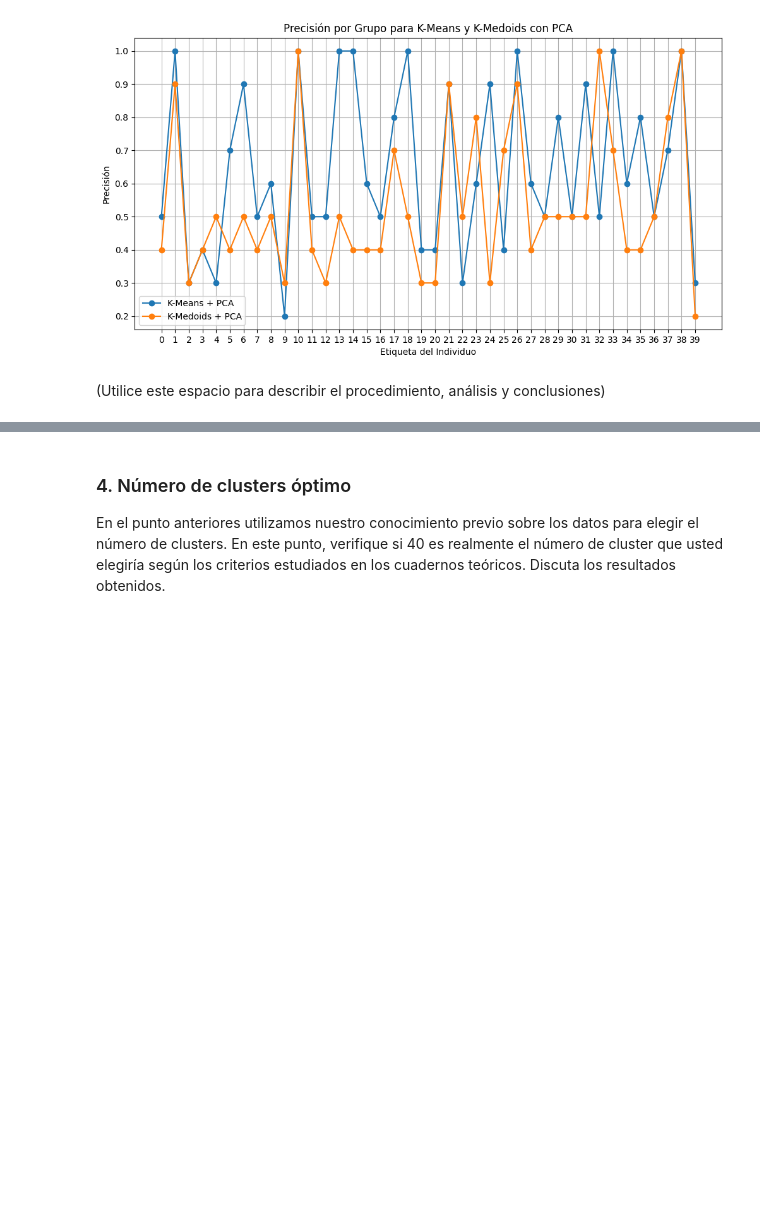
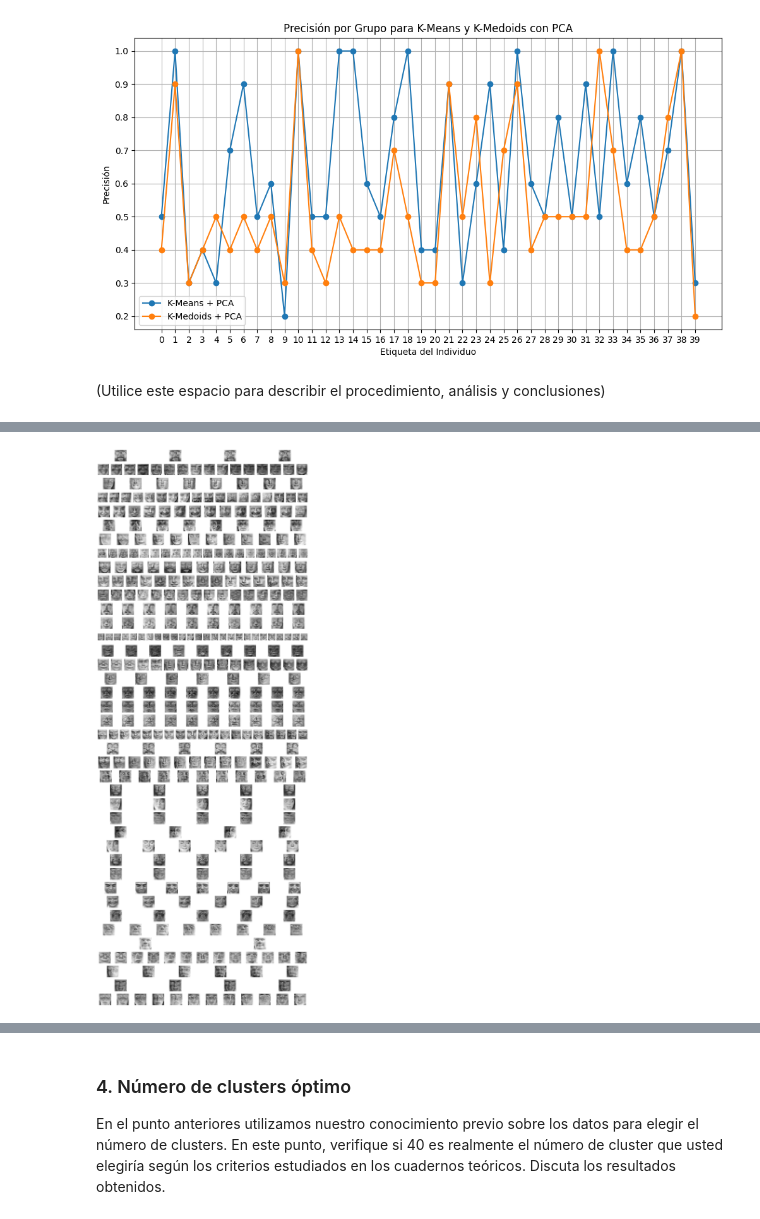
Before and after one commit to jetabaresj/MIAD_UL_2024, a Jupyter notebook: SEMANA 3/S3_LC_Taller_Kmeans_Kmedoids.ipynb, the cells around one changed output, grey strips where cells are left out. Saved outputs shown, nothing was run; the diff lists cells and outputs as text; code cells hidden in the pictures; blank space fills up the shorter version.

```diff
--- a/SEMANA 3/S3_LC_Taller_Kmeans_Kmedoids.ipynb
+++ b/SEMANA 3/S3_LC_Taller_Kmeans_Kmedoids.ipynb
@@ -214,0 +249,38 @@ plt.show()
+# %%
+import matplotlib.pyplot as plt
+import numpy as np
+
+
+tipo_cluster = 'cluster_kmeans_pca' # 'cluster_kmeans', 'cluster_kmeans_pca', 'cluster_kmedoids_pca'
+
+# Obtener los clusters únicos ordenados
+clusters = sorted(df[tipo_cluster].unique())
+
+# Configurar la figura
+n_clusters = len(clusters)
+plt.figure(figsize=(15, 1 * n_clusters))
+
+for idx, cluster_id in enumerate(clusters):
+    # Filtrar las imágenes que pertenecen al cluster actual
+    filtered_images = df[df[tipo_cluster] == cluster_id].drop(columns=['label', 'cluster_kmeans', 'cluster_kmeans_pca', 'cluster_kmedoids_pca'])
+
+    # Reconstruir las imágenes desde los valores de los píxeles
+    images_filtered = filtered_images.values.reshape(-1, 64, 64)
+
+    n_images = len(images_filtered)
+    cols = n_images  # Número de columnas en la cuadrícula (una columna por imagen)
+
+    # Graficar cada imagen en la fila correspondiente al cluster actual
+    for i in range(n_images):
+        plt.subplot(n_clusters, cols, idx * cols + i + 1)
+        plt.imshow(images_filtered[i], cmap='gray')
+        plt.axis('off')
+
+    # Añadir un título para cada fila
+    plt.subplot(n_clusters, cols, idx * cols + 1)
+    plt.ylabel(f'Cluster {cluster_id}', rotation=0, labelpad=50, fontsize=12, va='center')
+
+# plt.tight_layout()
+plt.show()
+# %% [output]
+[figure, added]
```
Also changed, not shown: parts of 4 cells of this notebook.
